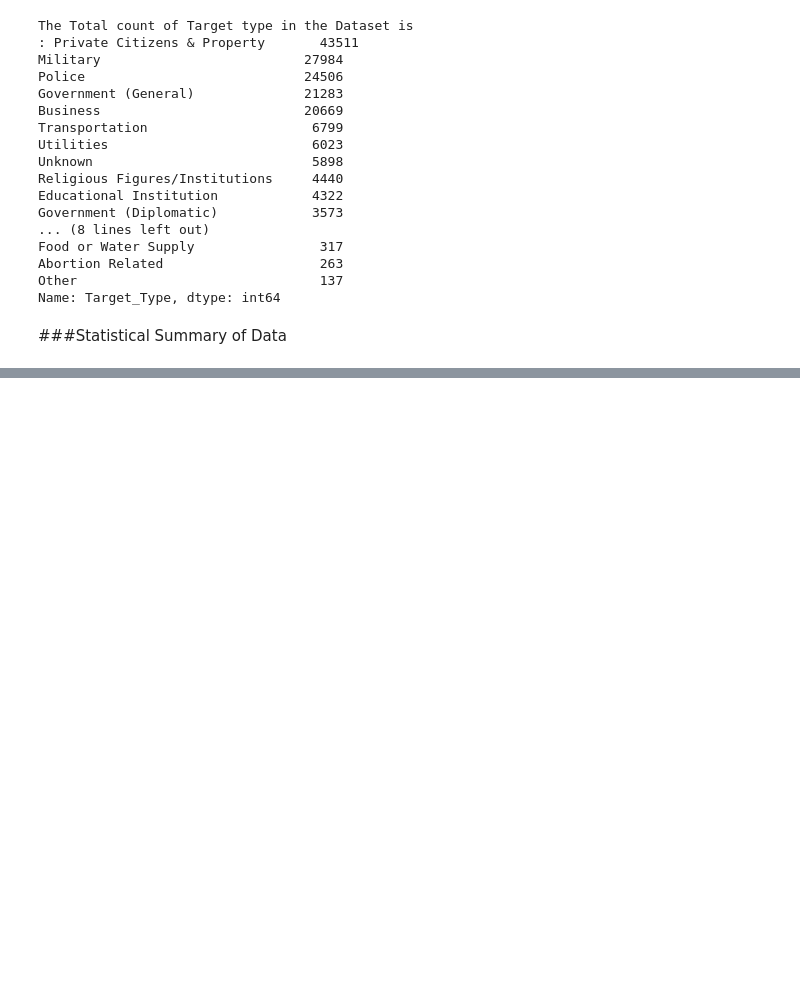
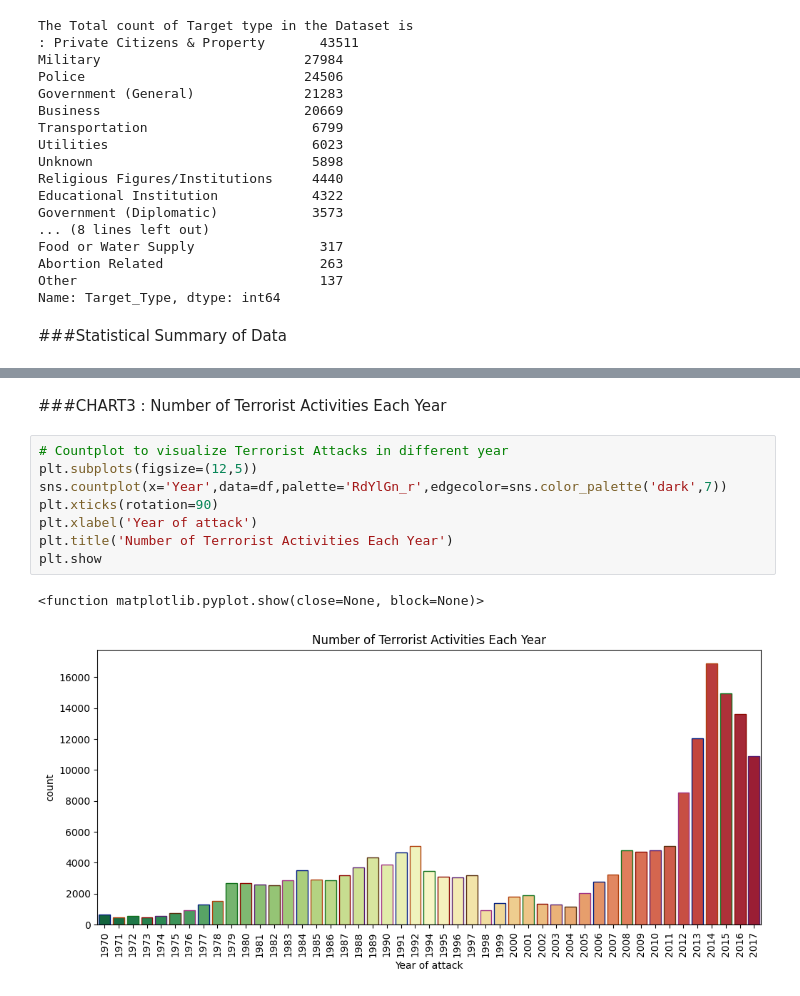
Before and after one commit to Priyankamishra2098/Global-terrorism-dataset-EDA, a Jupyter notebook: EDA_Project.ipynb, the cells around one changed output, grey strips where cells are left out. Drawn from its saved outputs; the diff is of its cells as text; blank space fills up the shorter version.

```diff
--- a/EDA_Project.ipynb
+++ b/EDA_Project.ipynb
@@ -315,0 +367,13 @@ df.describe()
+# %% [markdown]
+###CHART3 : Number of Terrorist Activities Each Year
+# %%
+# Countplot to visualize Terrorist Attacks in different year
+plt.subplots(figsize=(12,5))
+sns.countplot(x='Year',data=df,palette='RdYlGn_r',edgecolor=sns.color_palette('dark',7))
+plt.xticks(rotation=90)
+plt.xlabel('Year of attack')
+plt.title('Number of Terrorist Activities Each Year')
+plt.show
+# %% [output]
+<function matplotlib.pyplot.show(close=None, block=None)>
+[figure, added]
```
Also changed, not shown: parts of 23 cells of this notebook.
